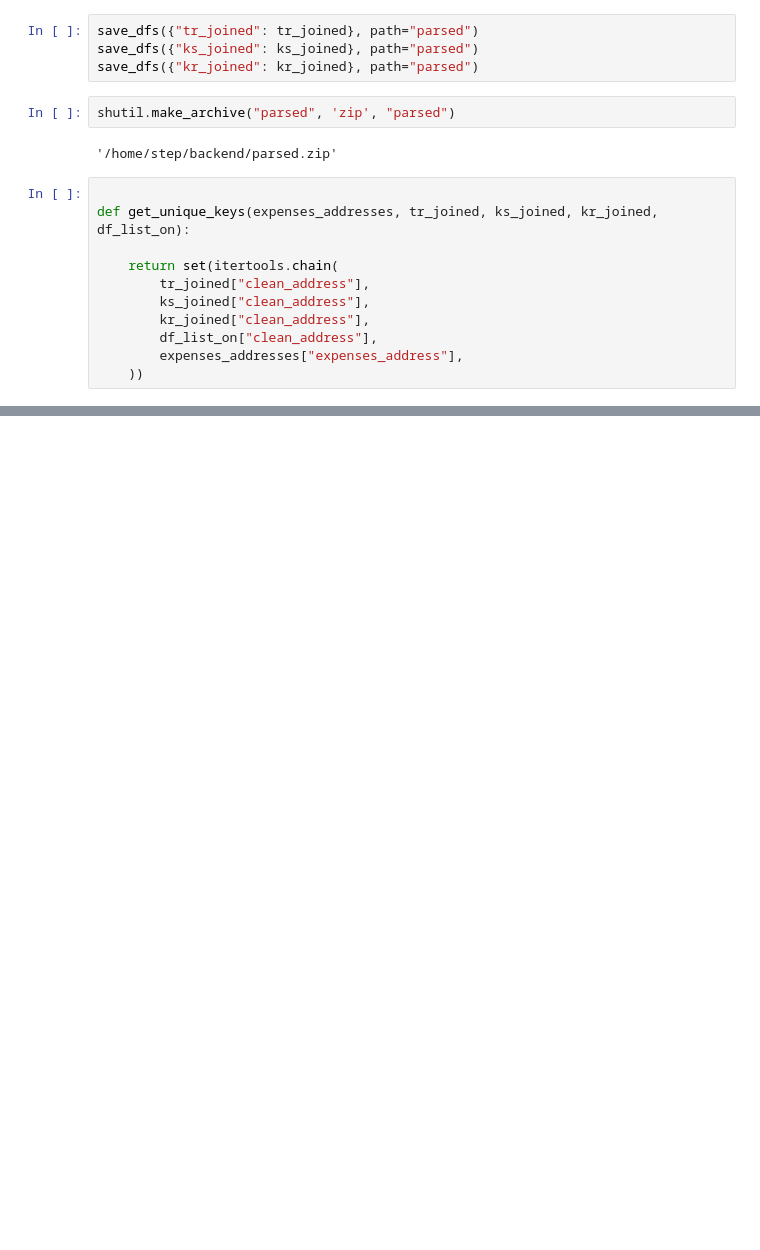
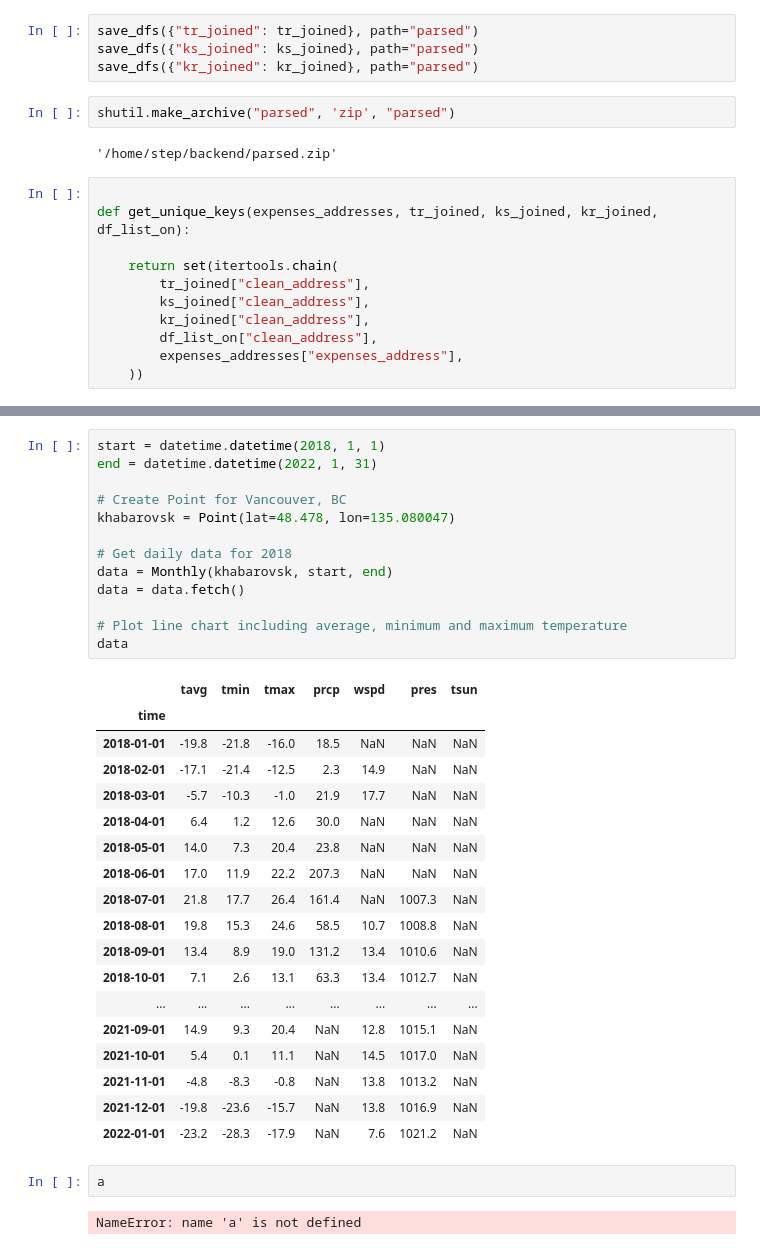
Before and after one commit to obm-hacks/moscow-data-pipeline, a Jupyter notebook: notebooks/ks_tr_kr_research_and_geocoder.ipynb, the cells around one changed output, grey strips where cells are left out. Cells and saved outputs as stored; diff of their text form; blank space fills up the shorter version.

```diff
--- a/notebooks/ks_tr_kr_research_and_geocoder.ipynb
+++ b/notebooks/ks_tr_kr_research_and_geocoder.ipynb
@@ -681,0 +958,36 @@ list index out of range
+# %%
+start = datetime.datetime(2018, 1, 1)
+end = datetime.datetime(2022, 1, 31)
+
+# Create Point for Vancouver, BC
+khabarovsk = Point(lat=48.478, lon=135.080047)
+
+# Get daily data for 2018
+data = Monthly(khabarovsk, start, end)
+data = data.fetch()
+
+# Plot line chart including average, minimum and maximum temperature
+data
+# %% [output]
+|  | tavg | tmin | tmax | prcp | wspd | pres | tsun |
+| time |  |  |  |  |  |  |  |
+| 2018-01-01 | -19.8 | -21.8 | -16.0 | 18.5 | NaN | NaN | NaN |
+| 2018-02-01 | -17.1 | -21.4 | -12.5 | 2.3 | 14.9 | NaN | NaN |
+| 2018-03-01 | -5.7 | -10.3 | -1.0 | 21.9 | 17.7 | NaN | NaN |
+| 2018-04-01 | 6.4 | 1.2 | 12.6 | 30.0 | NaN | NaN | NaN |
+| 2018-05-01 | 14.0 | 7.3 | 20.4 | 23.8 | NaN | NaN | NaN |
+| 2018-06-01 | 17.0 | 11.9 | 22.2 | 207.3 | NaN | NaN | NaN |
+| 2018-07-01 | 21.8 | 17.7 | 26.4 | 161.4 | NaN | 1007.3 | NaN |
+| 2018-08-01 | 19.8 | 15.3 | 24.6 | 58.5 | 10.7 | 1008.8 | NaN |
+| 2018-09-01 | 13.4 | 8.9 | 19.0 | 131.2 | 13.4 | 1010.6 | NaN |
+| 2018-10-01 | 7.1 | 2.6 | 13.1 | 63.3 | 13.4 | 1012.7 | NaN |
+| ... | ... | ... | ... | ... | ... | ... | ... |
+| 2021-09-01 | 14.9 | 9.3 | 20.4 | NaN | 12.8 | 1015.1 | NaN |
+| 2021-10-01 | 5.4 | 0.1 | 11.1 | NaN | 14.5 | 1017.0 | NaN |
+| 2021-11-01 | -4.8 | -8.3 | -0.8 | NaN | 13.8 | 1013.2 | NaN |
+| 2021-12-01 | -19.8 | -23.6 | -15.7 | NaN | 13.8 | 1016.9 | NaN |
+| 2022-01-01 | -23.2 | -28.3 | -17.9 | NaN | 7.6 | 1021.2 | NaN |
+# %%
+a
+# %% [output]
+NameError: name 'a' is not defined
```
Also changed, not shown: parts of 46 cells of this notebook.
